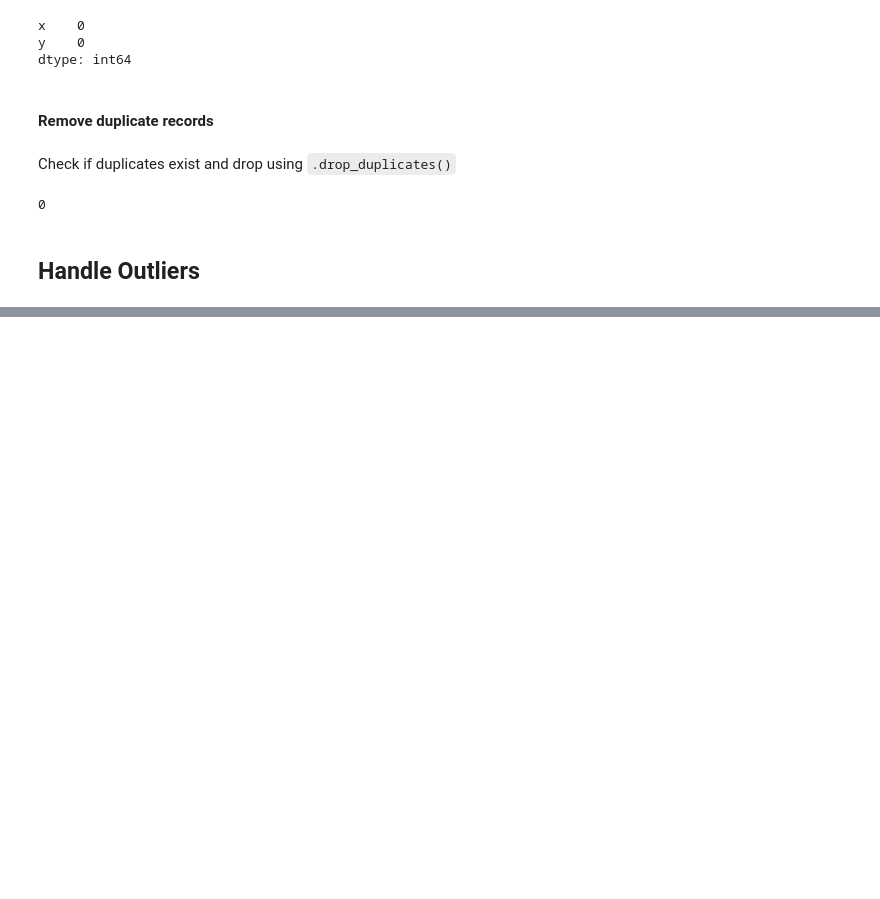
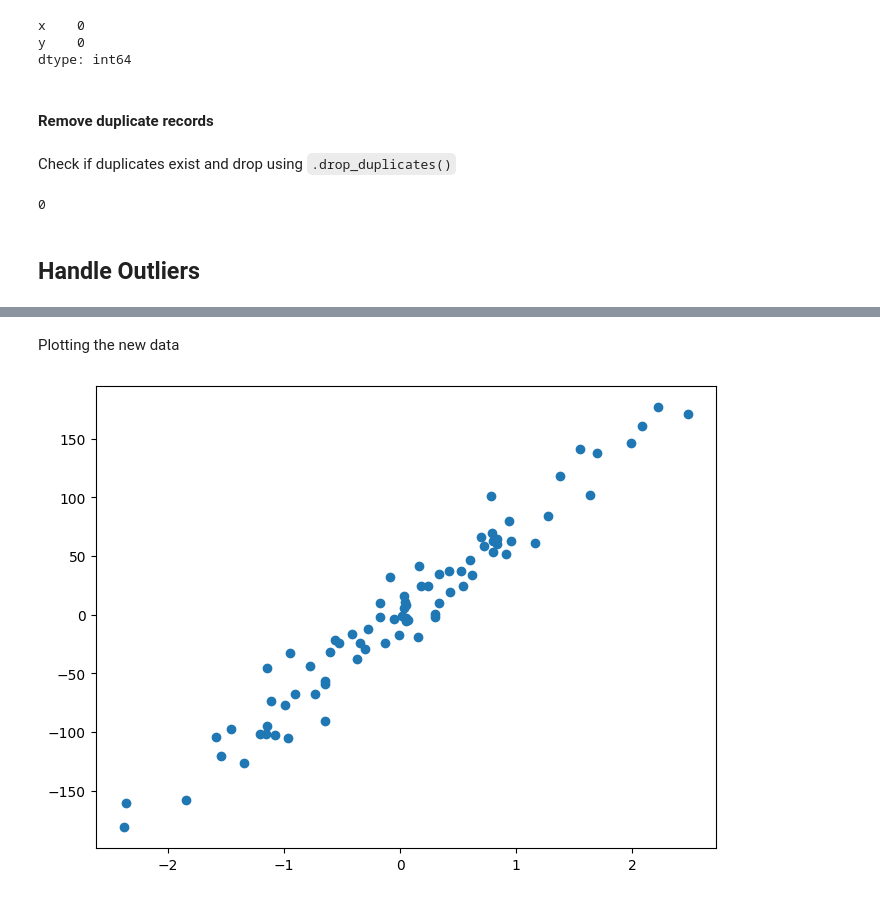
Before and after one commit to Arnold-18-CS/Machine-Learning-Algorithms, a Jupyter notebook: linear_regression_ex.ipynb, the cells around one changed output, grey strips where cells are left out. Drawn from its saved outputs; the diff is of its cells as text; code cells hidden in the pictures; blank space fills up the shorter version.

```diff
--- a/linear_regression_ex.ipynb
+++ b/linear_regression_ex.ipynb
@@ -89,0 +158,2 @@ upper_bound = Q3 + 1.5 * IQR
+# %%
+X, y = datasets.make_regression(n_samples=100, n_features=1, noise=20, random_state=4)
@@ -89,0 +162,10 @@ upper_bound = Q3 + 1.5 * IQR
+# %%
+X_train, X_test, y_train, y_test = train_test_split(X, y, test_size=0.2, random_state=1234)
+# %% [markdown]
+Plotting the new data
+# %%
+fig = plt.figure(figsize=(8,6))
+plt.scatter(X_train, y_train)
+plt.show()
+# %% [output]
+[figure, added]
```
Also changed, not shown: parts of 20 cells of this notebook.
